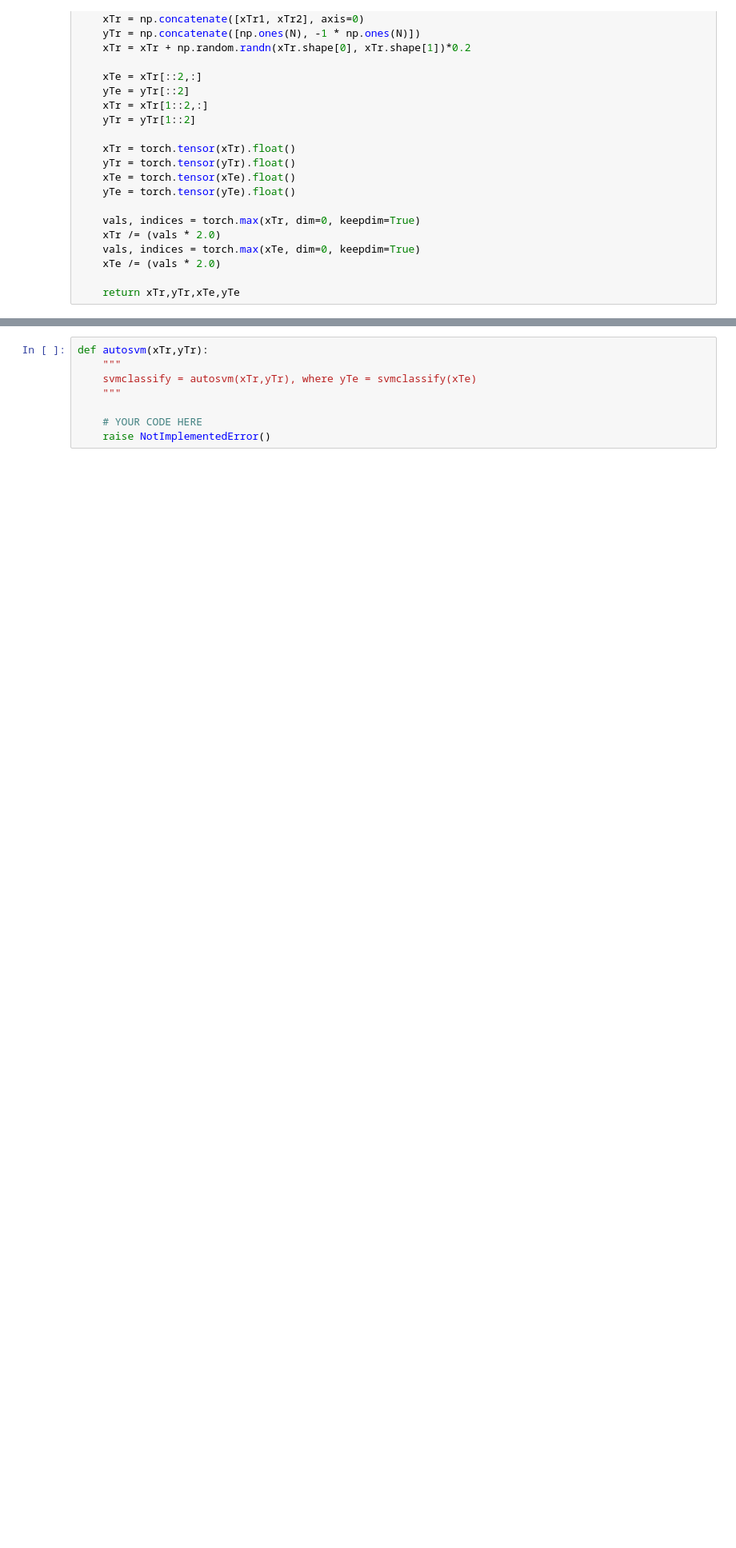
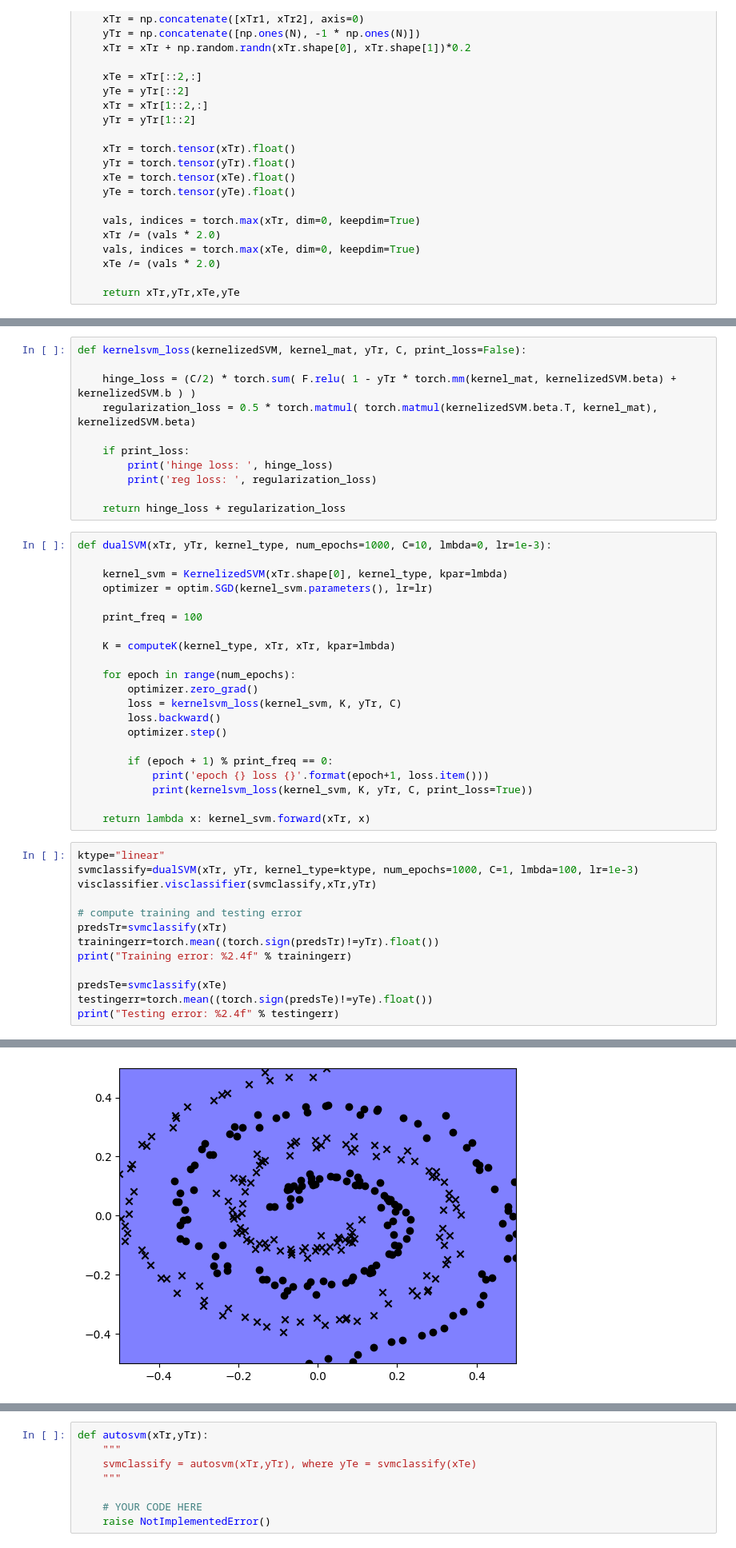
Before and after one commit to eirikbaekkelund/Applied-ML, a Jupyter notebook: cw2/cw2.ipynb, the cells around one changed output, grey strips where cells are left out. Shown at 80% size. Saved outputs shown, nothing was run; the diff lists cells and outputs as text; blank space fills up the shorter version.

Commit message:
changes to dualSVM

```diff
--- a/cw2/cw2.ipynb
+++ b/cw2/cw2.ipynb
@@ -258,0 +250,46 @@ def dualSVM(xTr, yTr, kernel_type, num_epochs=100, C=1, lmbda=0, lr=1e-3):
+# %%
+def kernelsvm_loss(kernelizedSVM, kernel_mat, yTr, C, print_loss=False):
+
+    hinge_loss = (C/2) * torch.sum( F.relu( 1 - yTr * torch.mm(kernel_mat, kernelizedSVM.beta) + kernelizedSVM.b ) )
+    regularization_loss = 0.5 * torch.matmul( torch.matmul(kernelizedSVM.beta.T, kernel_mat), kernelizedSVM.beta)
+
+    if print_loss:
+        print('hinge loss: ', hinge_loss)
+        print('reg loss: ', regularization_loss)
+
+    return hinge_loss + regularization_loss
+# %%
+def dualSVM(xTr, yTr, kernel_type, num_epochs=1000, C=10, lmbda=0, lr=1e-3):
+
+    kernel_svm = KernelizedSVM(xTr.shape[0], kernel_type, kpar=lmbda)
+    optimizer = optim.SGD(kernel_svm.parameters(), lr=lr)
+
+    print_freq = 100
+
+    K = computeK(kernel_type, xTr, xTr, kpar=lmbda)
+
+    for epoch in range(num_epochs):
+        optimizer.zero_grad()
+        loss = kernelsvm_loss(kernel_svm, K, yTr, C)
+        loss.backward()
+        optimizer.step()
+
+        if (epoch + 1) % print_freq == 0:
+            print('epoch {} loss {}'.format(epoch+1, loss.item()))
+            print(kernelsvm_loss(kernel_svm, K, yTr, C, print_loss=True))
+
+    return lambda x: kernel_svm.forward(xTr, x)
+# %%
+ktype="linear"
+svmclassify=dualSVM(xTr, yTr, kernel_type=ktype, num_epochs=1000, C=1, lmbda=100, lr=1e-3)
+visclassifier.visclassifier(svmclassify,xTr,yTr)
+
+# compute training and testing error
+predsTr=svmclassify(xTr)
+trainingerr=torch.mean((torch.sign(predsTr)!=yTr).float())
+print("Training error: %2.4f" % trainingerr)
+
+predsTe=svmclassify(xTe)
+testingerr=torch.mean((torch.sign(predsTe)!=yTe).float())
+print("Testing error: %2.4f" % testingerr)
+# %% [output]
@@ -258,0 +313 @@ def dualSVM(xTr, yTr, kernel_type, num_epochs=100, C=1, lmbda=0, lr=1e-3):
+[figure, added]
```
Also changed, not shown: parts of 14 cells of this notebook.
